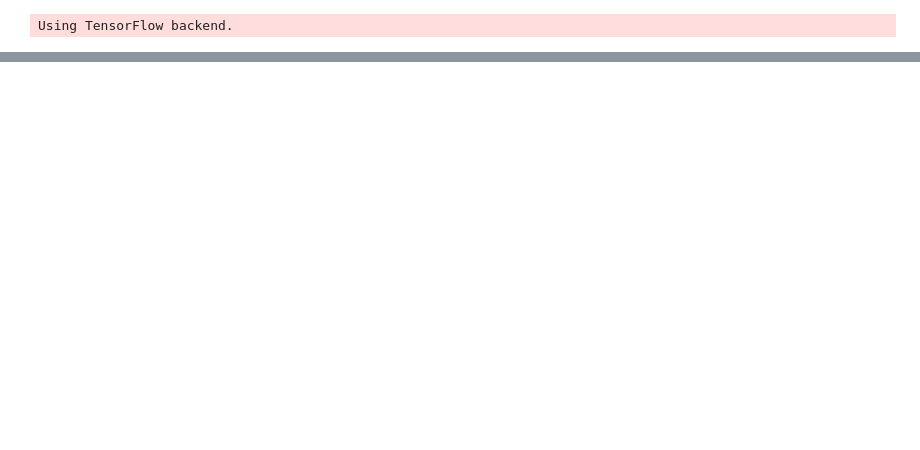
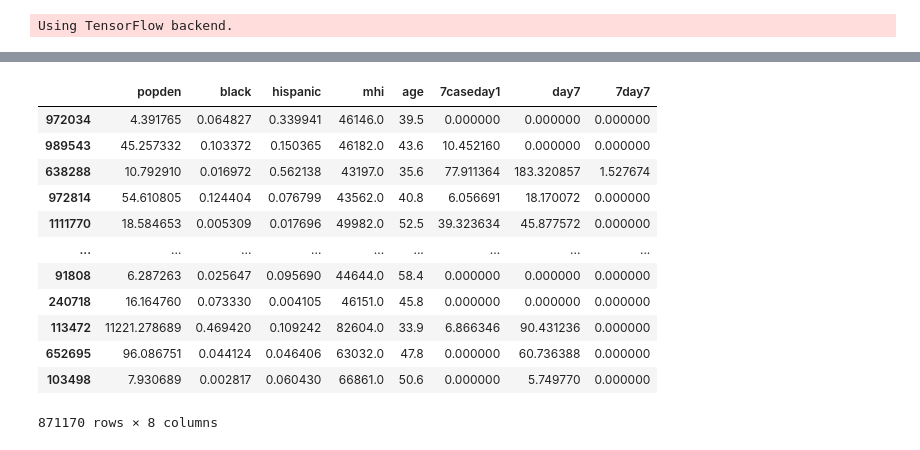
Before and after one commit to HenryRandall/Covid-Data-Tracker, a Jupyter notebook: Modeling.ipynb, the cells around one changed output, grey strips where cells are left out. Drawn from its saved outputs; the diff is of its cells as text; code cells hidden in the pictures; blank space fills up the shorter version.

```diff
--- a/Modeling.ipynb
+++ b/Modeling.ipynb
@@ -726,0 +33,27 @@ INFO:tensorflow:Assets written to: models\Cases--Weights-163--1.39644--0.60573\a
+# %%
+# Database Setup
+start = timer()
+connection1=f'{username1}:{password1}@{host1}:{port1}/{database1}'
+engine1 = create_engine(f'postgresql://{connection1}')
+
+# Pull Data
+orders=pd.read_sql_query('select * from orders', con=engine1)
+state_heatmap=pd.read_sql_query('select * from state_heatmap', con=engine1)
+county_heatmap=pd.read_sql_query('select * from county_heatmap', con=engine1)
+state_cases=pd.read_sql_query('select * from state_cases', con=engine1)
+state_deaths=pd.read_sql_query('select * from state_deaths', con=engine1)
+county_cases1=pd.read_sql_query('select * from county_cases1', con=engine1)
+county_cases2=pd.read_sql_query('select * from county_cases2', con=engine1)
+county_cases3=pd.read_sql_query('select * from county_cases3', con=engine1)
+county_cases4=pd.read_sql_query('select * from county_cases4', con=engine1)
+county_cases5=pd.read_sql_query('select * from county_cases5', con=engine1)
+county_deaths1=pd.read_sql_query('select * from county_deaths1', con=engine1)
+county_deaths2=pd.read_sql_query('select * from county_deaths2', con=engine1)
+county_deaths3=pd.read_sql_query('select * from county_deaths3', con=engine1)
+county_deaths4=pd.read_sql_query('select * from county_deaths4', con=engine1)
+county_deaths5=pd.read_sql_query('select * from county_deaths5', con=engine1)
+# Concats
+county_cases=pd.concat([county_cases1,county_cases2,county_cases3,county_cases4,county_cases5], ignore_index=True)
+county_deaths=pd.concat([county_deaths1,county_deaths2,county_deaths3,county_deaths4,county_deaths5], ignore_index=True)
+end = timer()
+print(end - start)
@@ -726,0 +158,4 @@ INFO:tensorflow:Assets written to: models\Cases--Weights-163--1.39644--0.60573\a
+# %%
+state_census.iloc[8,7]='District of Columbia'
+county_heatmap=county_heatmap.merge(county_census,on='fips')
+state_heatmap=state_heatmap.merge(state_census,on='state')
@@ -726,0 +685,16 @@ INFO:tensorflow:Assets written to: models\Cases--Weights-163--1.39644--0.60573\a
+# %%
+X_train
+# %% [output]
+|  | popden | black | hispanic | mhi | age | 7caseday1 | day7 | 7day7 |
+| 972034 | 4.391765 | 0.064827 | 0.339941 | 46146.0 | 39.5 | 0.000000 | 0.000000 | 0.000000 |
+| 989543 | 45.257332 | 0.103372 | 0.150365 | 46182.0 | 43.6 | 10.452160 | 0.000000 | 0.000000 |
+| 638288 | 10.792910 | 0.016972 | 0.562138 | 43197.0 | 35.6 | 77.911364 | 183.320857 | 1.527674 |
+| 972814 | 54.610805 | 0.124404 | 0.076799 | 43562.0 | 40.8 | 6.056691 | 18.170072 | 0.000000 |
+| 1111770 | 18.584653 | 0.005309 | 0.017696 | 49982.0 | 52.5 | 39.323634 | 45.877572 | 0.000000 |
+| ... | ... | ... | ... | ... | ... | ... | ... | ... |
+| 91808 | 6.287263 | 0.025647 | 0.095690 | 44644.0 | 58.4 | 0.000000 | 0.000000 | 0.000000 |
+| 240718 | 16.164760 | 0.073330 | 0.004105 | 46151.0 | 45.8 | 0.000000 | 0.000000 | 0.000000 |
+| 113472 | 11221.278689 | 0.469420 | 0.109242 | 82604.0 | 33.9 | 6.866346 | 90.431236 | 0.000000 |
+| 652695 | 96.086751 | 0.044124 | 0.046406 | 63032.0 | 47.8 | 0.000000 | 60.736388 | 0.000000 |
+| 103498 | 7.930689 | 0.002817 | 0.060430 | 66861.0 | 50.6 | 0.000000 | 5.749770 | 0.000000 |
+871170 rows × 8 columns
```
Also changed, not shown: parts of 48 cells of this notebook, 8 other files.
